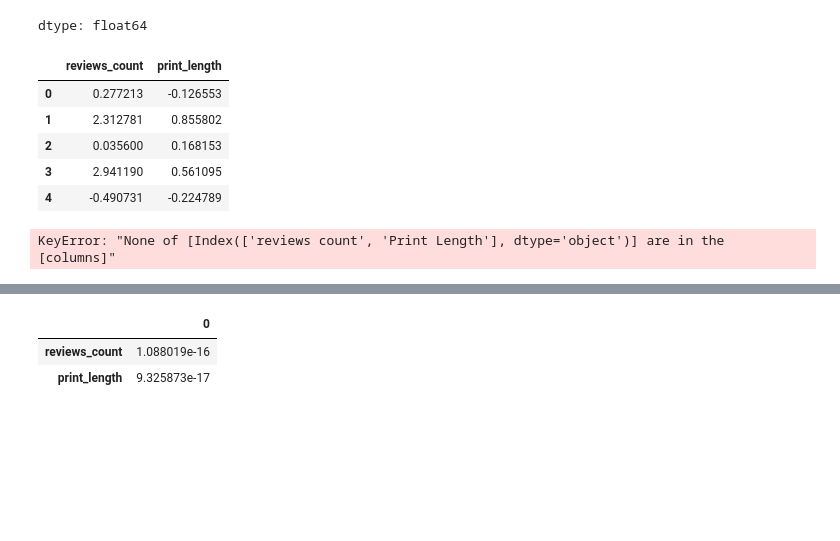
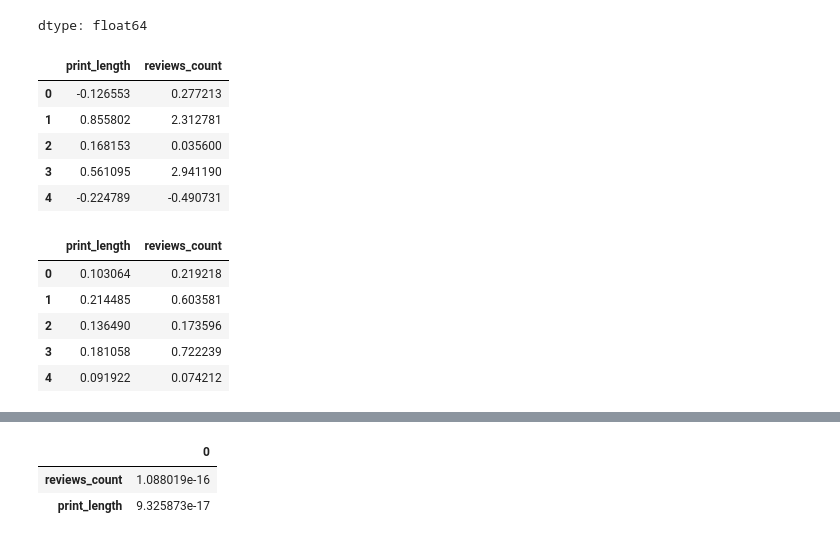
Before and after one commit to khushi24it-star/CA-2-project, a Jupyter notebook: best_selling_books_analysis.ipynb, the cells around one changed output, grey strips where cells are left out. Cells and saved outputs as stored; diff of their text form; code cells hidden in the pictures; blank space fills up the shorter version.

```diff
--- a/best_selling_books_analysis.ipynb
+++ b/best_selling_books_analysis.ipynb
@@ -183,21 +183,28 @@ df['year'].head()
 | 4 | NaN |
 dtype: float64
 # %%
+num_cols = ['print_length', 'reviews_count']
 from sklearn.preprocessing import StandardScaler
 
 scaler = StandardScaler()
 df[num_cols] = scaler.fit_transform(df[num_cols])
+
 df[num_cols].head()
 # %% [output]
-|  | reviews_count | print_length |
-| 0 | 0.277213 | -0.126553 |
-| 1 | 2.312781 | 0.855802 |
-| 2 | 0.035600 | 0.168153 |
-| 3 | 2.941190 | 0.561095 |
-| 4 | -0.490731 | -0.224789 |
+|  | print_length | reviews_count |
+| 0 | -0.126553 | 0.277213 |
+| 1 | 0.855802 | 2.312781 |
+| 2 | 0.168153 | 0.035600 |
+| 3 | 0.561095 | 2.941190 |
+| 4 | -0.224789 | -0.490731 |
 # %%
 df[num_cols] = (df[num_cols] - df[num_cols].min()) / (df[num_cols].max() - df[num_cols].min())
 df[num_cols].head()
 # %% [output]
-KeyError: "None of [Index(['reviews count', 'Print Length'], dtype='object')] are in the [columns]"
+|  | print_length | reviews_count |
+| 0 | 0.103064 | 0.219218 |
+| 1 | 0.214485 | 0.603581 |
+| 2 | 0.136490 | 0.173596 |
+| 3 | 0.181058 | 0.722239 |
+| 4 | 0.091922 | 0.074212 |
 # %%
```
Also changed, not shown: parts of 2 cells of this notebook.
